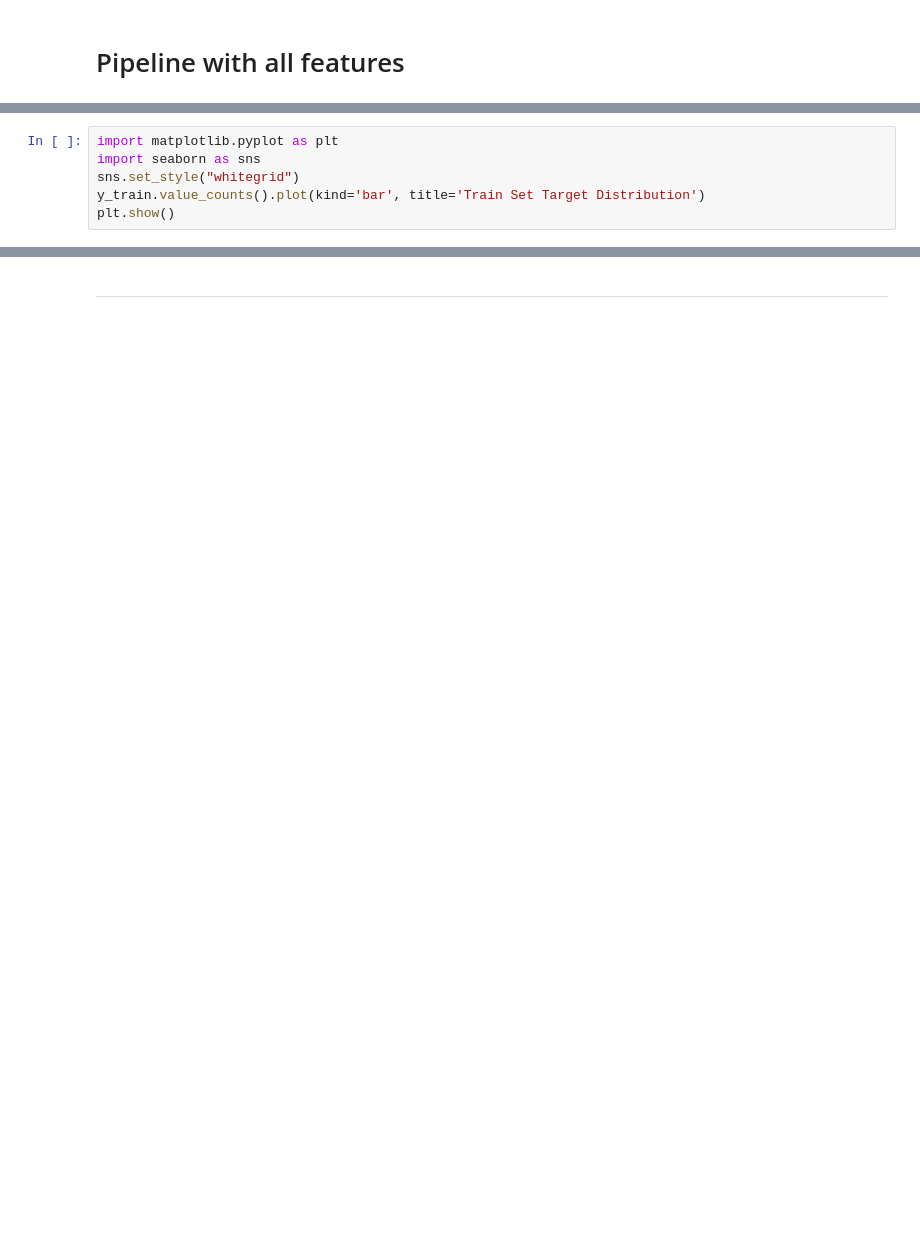
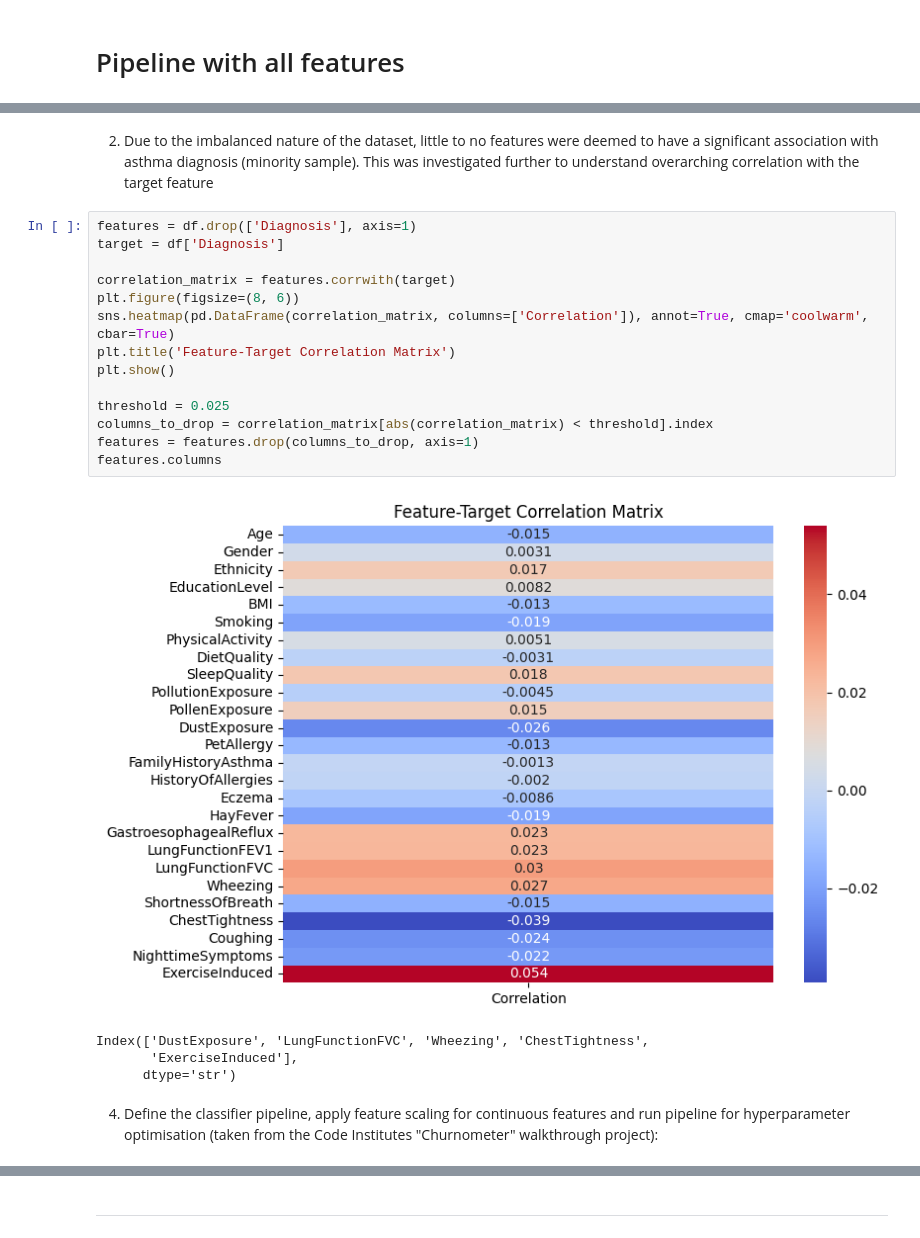
Before and after one commit to CodingLL25/AsthmaBurden, a Jupyter notebook: jupyter_notebooks/05_PredictingAsthma.ipynb, the cells around one changed output, grey strips where cells are left out. Drawn from its saved outputs; the diff is of its cells as text; blank space fills up the shorter version.

```diff
--- a/jupyter_notebooks/05_PredictingAsthma.ipynb
+++ b/jupyter_notebooks/05_PredictingAsthma.ipynb
@@ -211,6 +99,0 @@ Part b) Visualise the train dataset target distribution
-# %%
-import matplotlib.pyplot as plt
-import seaborn as sns
-sns.set_style("whitegrid")
-y_train.value_counts().plot(kind='bar', title='Train Set Target Distribution')
-plt.show()
@@ -232,0 +144,23 @@ plt.show()
+# %% [markdown]
+2. Due to the imbalanced nature of the dataset, little to no features were deemed to have a significant association with asthma diagnosis (minority sample). This was investigated further to understand overarching correlation with the target feature
+# %%
+features = df.drop(['Diagnosis'], axis=1)
+target = df['Diagnosis']
+
+correlation_matrix = features.corrwith(target)
+plt.figure(figsize=(8, 6))
+sns.heatmap(pd.DataFrame(correlation_matrix, columns=['Correlation']), annot=True, cmap='coolwarm', cbar=True)
+plt.title('Feature-Target Correlation Matrix')
+plt.show()
+
+threshold = 0.025
+columns_to_drop = correlation_matrix[abs(correlation_matrix) < threshold].index
+features = features.drop(columns_to_drop, axis=1)
+features.columns
+# %% [output]
+[figure, added]
+Index(['DustExposure', 'LungFunctionFVC', 'Wheezing', 'ChestTightness',
+       'ExerciseInduced'],
+      dtype='str')
+# %% [markdown]
+4. Define the classifier pipeline, apply feature scaling for continuous features and run pipeline for hyperparameter optimisation (taken from the Code Institutes "Churnometer" walkthrough project):
```
Also changed, not shown: parts of 66 cells of this notebook, 1 other file.
